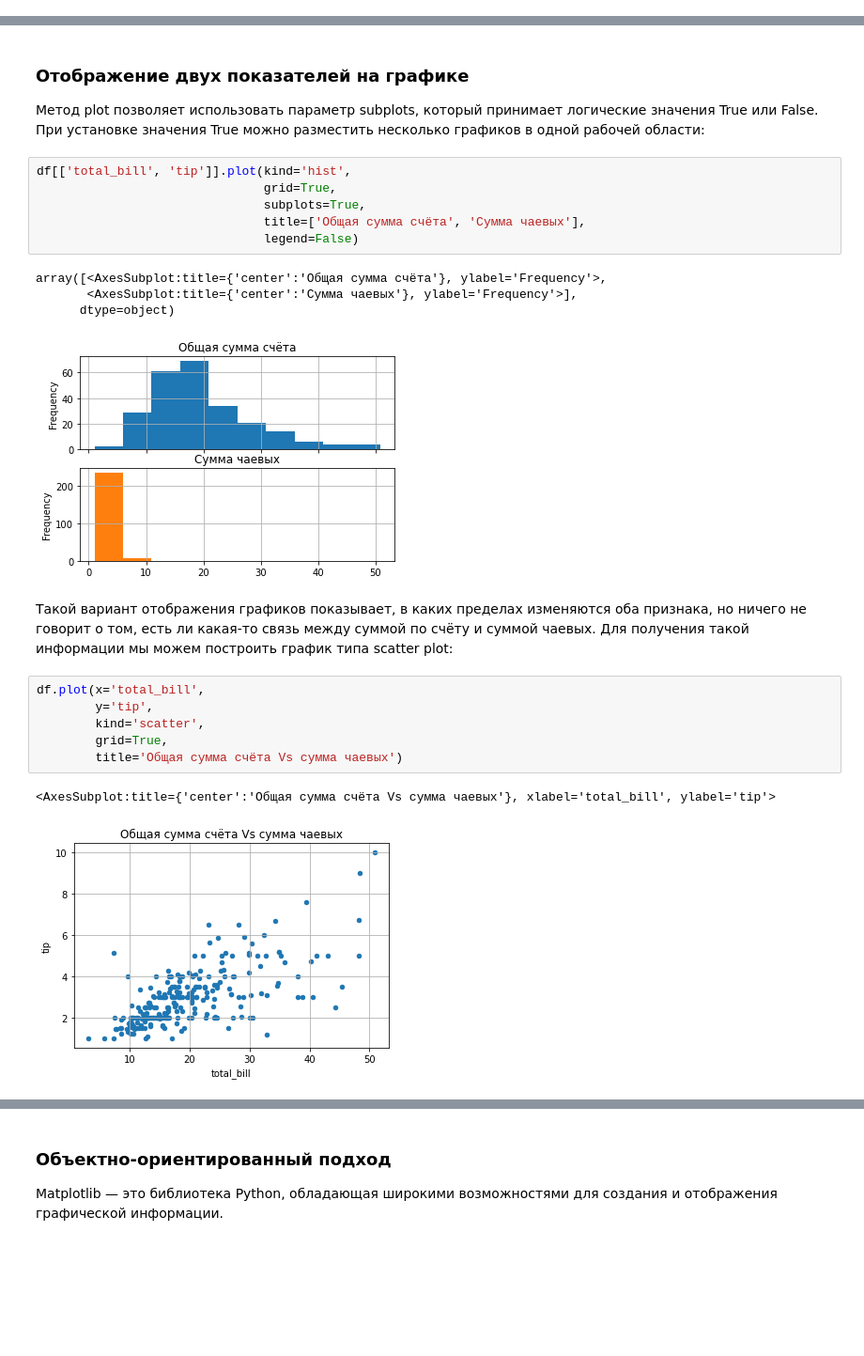
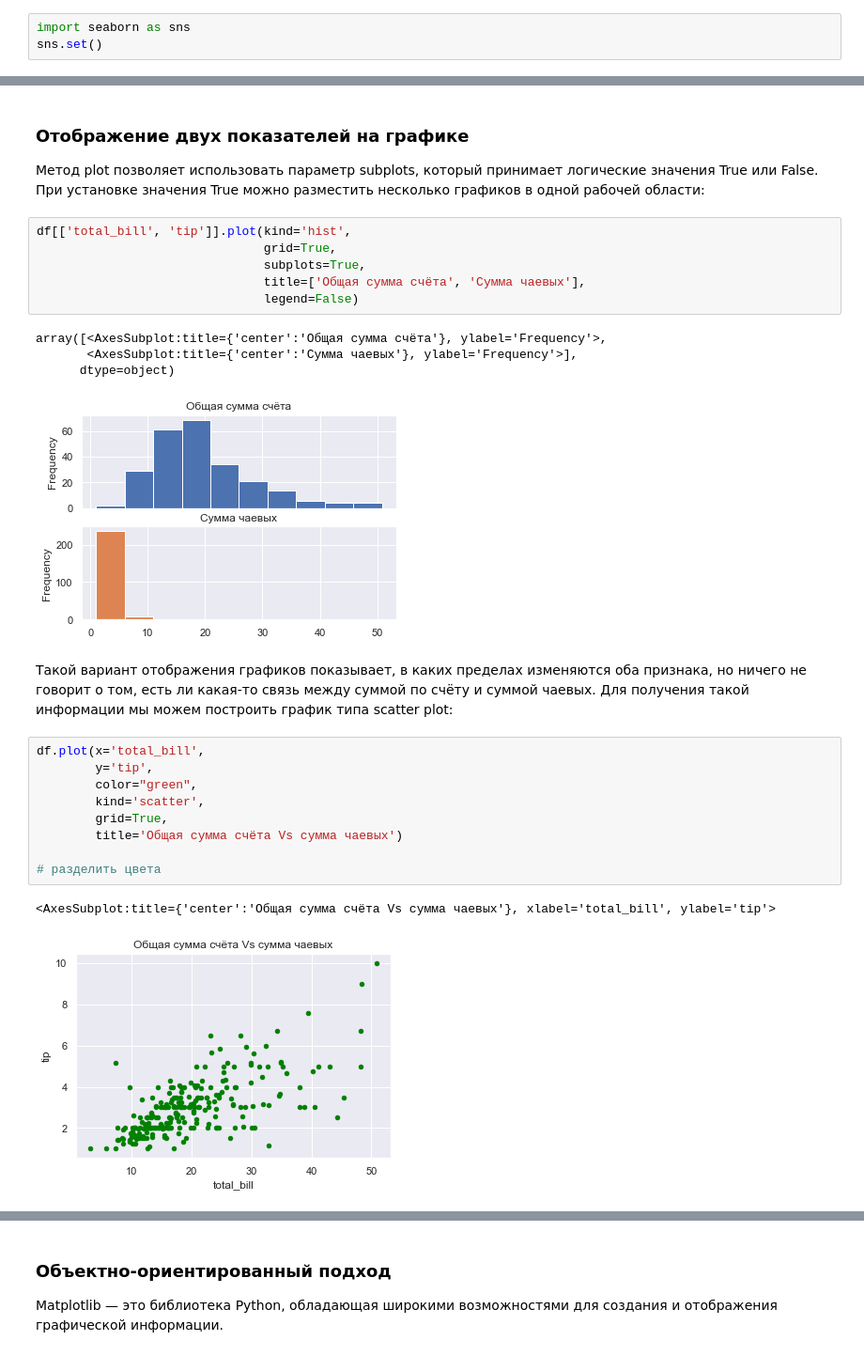
Before and after one commit to dm-fedorov/pandas_basic, a Jupyter notebook: кейсы по анализу данных/Визуализация.ipynb, the cells around one changed output, grey strips where cells are left out. Shown at 94% size. Cells and saved outputs as stored; diff of their text form; blank space fills up the shorter version.

```diff
--- a/кейсы по анализу данных/Визуализация.ipynb
+++ b/кейсы по анализу данных/Визуализация.ipynb
@@ -25,6 +25,9 @@ df.head()
 Для быстрого и корректного отображения графиков, которые мы будем строить, запустите на работу магическую команду:
 # %%
 %matplotlib inline
+# %%
+import seaborn as sns
+sns.set()
 # %% [markdown]
 Эта команда позволит нам автоматически выводить на экран все графики и диаграммы без использования дополнительных функций.
 
@@ -80,18 +82,21 @@ df[['total_bill', 'tip']].plot(kind='hist',
 array([<AxesSubplot:title={'center':'Общая сумма счёта'}, ylabel='Frequency'>,
        <AxesSubplot:title={'center':'Сумма чаевых'}, ylabel='Frequency'>],
       dtype=object)
-[figure, old version]
+[figure, new version]
 # %% [markdown]
 Такой вариант отображения графиков показывает, в каких пределах изменяются оба признака, но ничего не говорит о том, есть ли какая-то связь между суммой по счёту и суммой чаевых. Для получения такой информации мы можем построить график типа scatter plot:
 # %%
 df.plot(x='total_bill',
         y='tip',
+        color="green",
         kind='scatter',
         grid=True,
         title='Общая сумма счёта Vs сумма чаевых')
+
+# разделить цвета
 # %% [output]
 <AxesSubplot:title={'center':'Общая сумма счёта Vs сумма чаевых'}, xlabel='total_bill', ylabel='tip'>
-[figure, old version]
+[figure, new version]
 # %% [markdown]
 На этом графике видна тенденция, что более щедрые чаевые обычно оставляют посетители, которые делают более дорогие заказы, а также видны исключения из правила.
 
```
Also changed, not shown: parts of 14 cells of this notebook, 2 other files.
